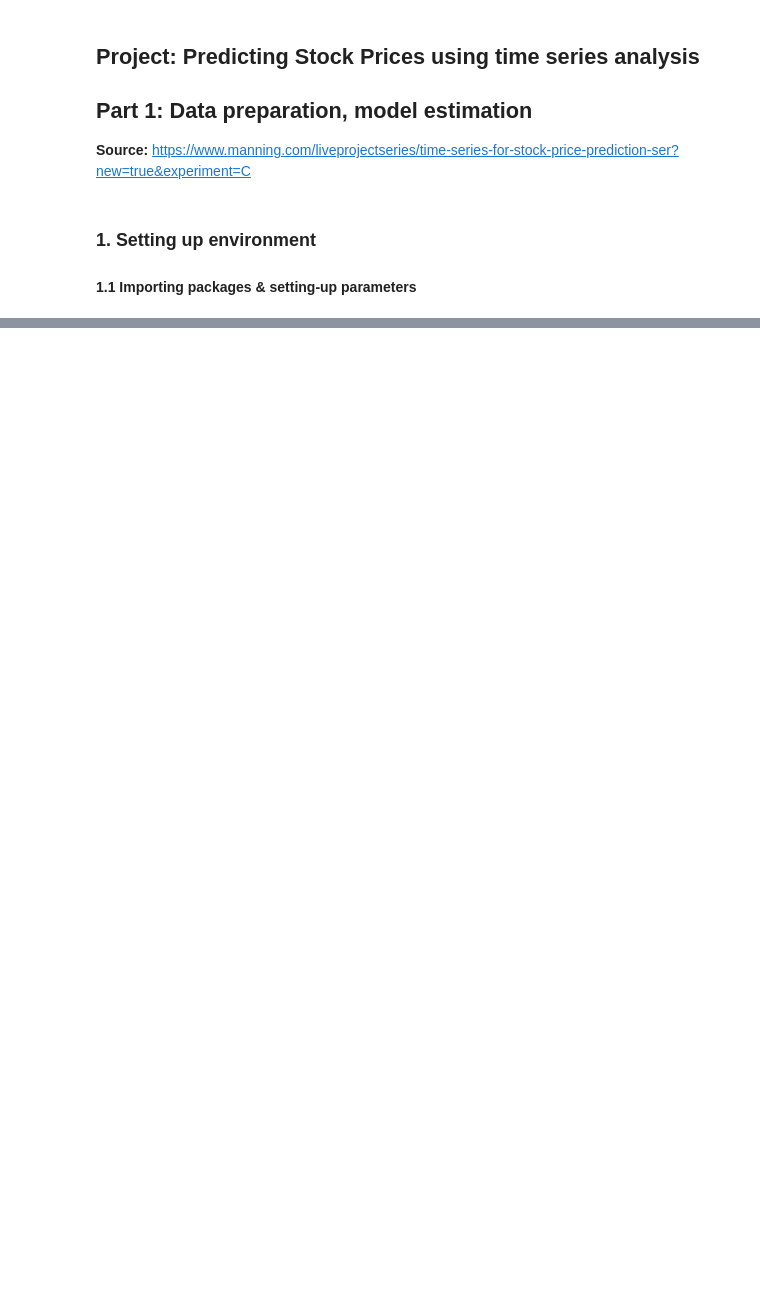
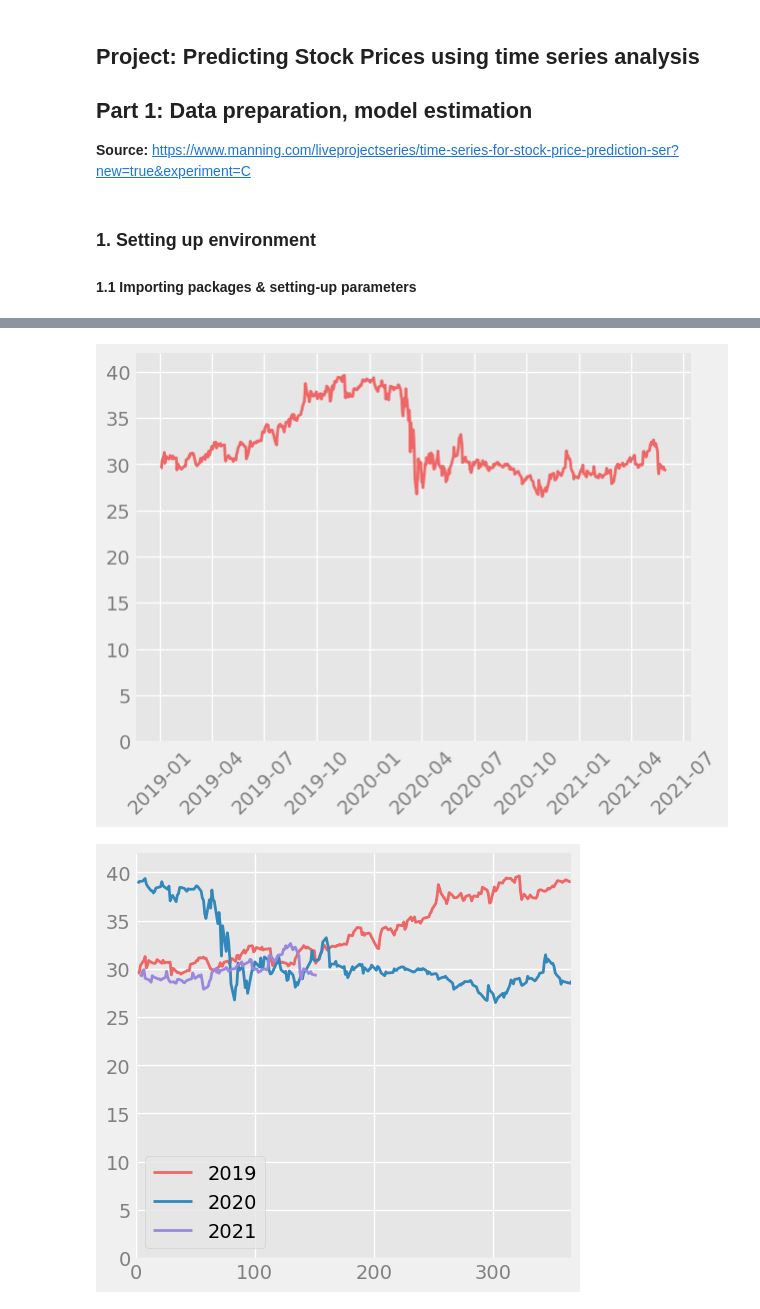
Before and after one commit to TGusciora/Python, a Jupyter notebook: Manning/TimeSeriesStockPrices/TimeSeriesComponents/001_TGusciora_TimeSeriesComponents.ipynb, the cells around one changed output, grey strips where cells are left out. Saved outputs shown, nothing was run; the diff lists cells and outputs as text; code cells hidden in the pictures; blank space fills up the shorter version.

```diff
--- a/Manning/TimeSeriesStockPrices/TimeSeriesComponents/001_TGusciora_TimeSeriesComponents.ipynb
+++ b/Manning/TimeSeriesStockPrices/TimeSeriesComponents/001_TGusciora_TimeSeriesComponents.ipynb
@@ -94,0 +116,16 @@ plt.show()
+# %%
+plt.plot(att_data['timestamp'], att_data['close'], label='AT&T')
+plt.xticks(rotation=45)
+plt.ylim((0, 42))
+plt.show()
+fig, ax = plt.subplots(figsize=(5, 5))
+ax.plot(att_data[att_data['year'] == 2019]['day'], att_data[att_data['year'] == 2019]['close'], label='2019')
+ax.plot(att_data[att_data['year'] == 2020]['day'], att_data[att_data['year'] == 2020]['close'], label='2020')
+ax.plot(att_data[att_data['year'] == 2021]['day'], att_data[att_data['year'] == 2021]['close'], label='2021')
+plt.xlim((0, 365))
+plt.ylim((0, 42))
+plt.legend()
+plt.show()
+# %% [output]
+[figure, added]
+[figure, added]
```
Also changed, not shown: parts of 6 cells of this notebook, 1 other file.
